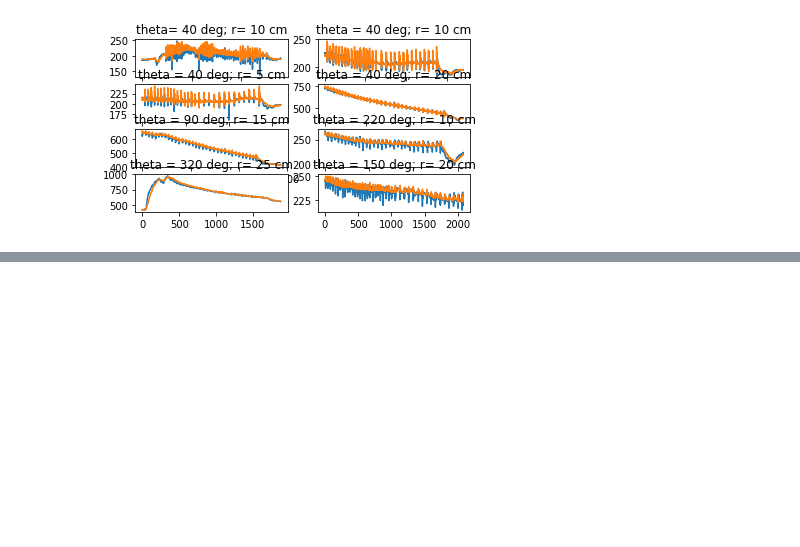
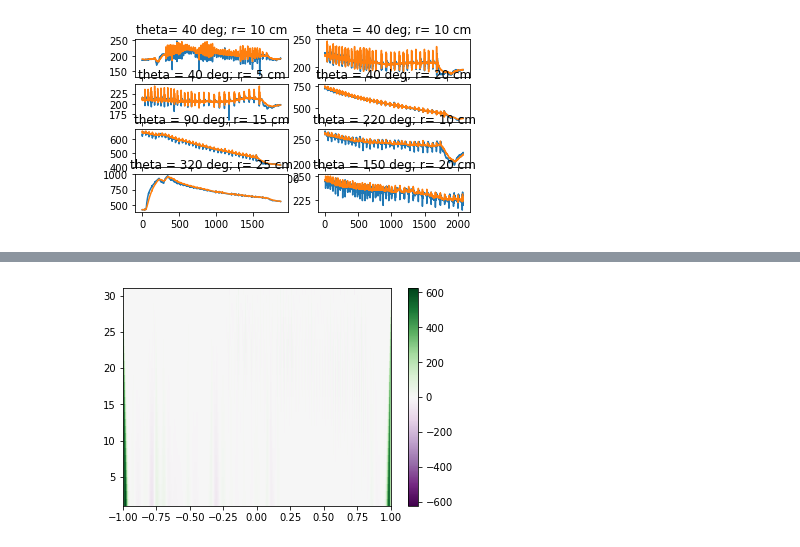
Before and after one commit to sarahaguasvivas/source_local_2.0, a Jupyter notebook: SourceLocal.ipynb, the cells around one changed output, grey strips where cells are left out. Saved outputs shown, nothing was run; the diff lists cells and outputs as text; code cells hidden in the pictures; blank space fills up the shorter version.

```diff
--- a/SourceLocal.ipynb
+++ b/SourceLocal.ipynb
@@ -86,0 +112,10 @@ plt.show()
+# %%
+t= np.linspace(-1, 1, len(deg40point1[:, 1]), endpoint=False)
+widths = np.arange(1, 31)
+cwtmatr = signal.cwt(deg40point1[:, 1], signal.ricker, widths)
+plt.imshow(cwtmatr, extent=[-1, 1, 1, 31], cmap='PRGn', aspect='auto',
+            vmax=abs(cwtmatr).max(), vmin=-abs(cwtmatr).max())
+plt.colorbar()
+plt.show()
+# %% [output]
+[figure, added]
```
Also changed, not shown: parts of 3 cells of this notebook.
